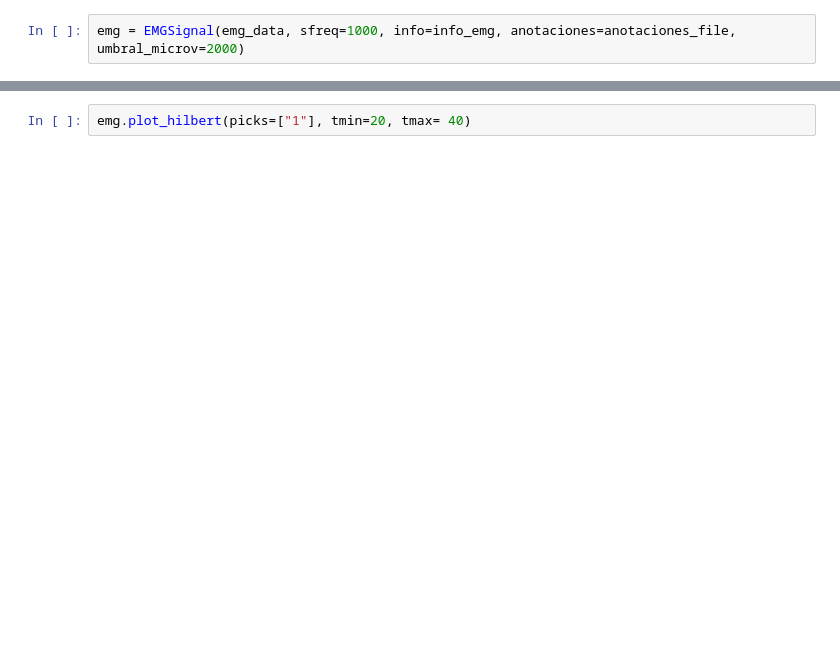
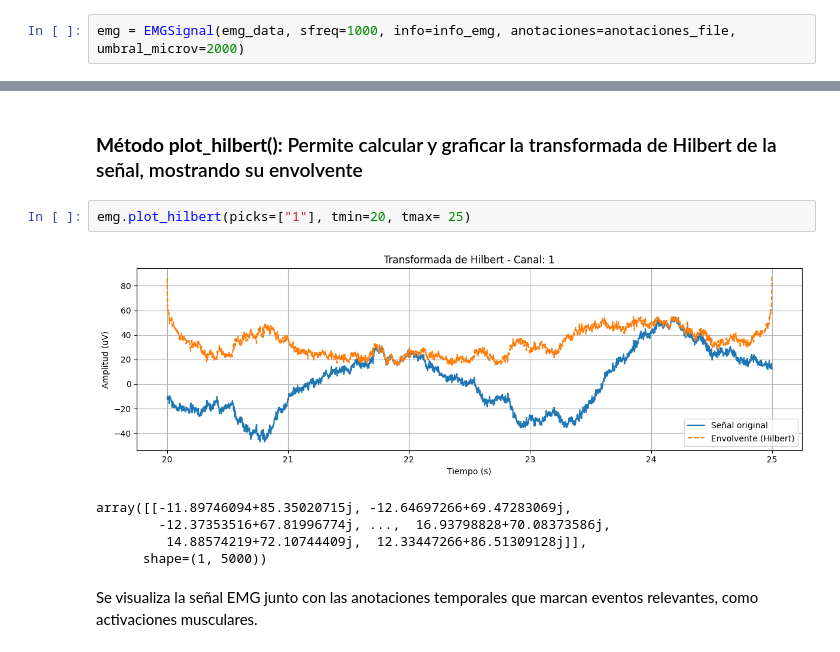
Before and after one commit to SrMichi19/TIF, a Jupyter notebook: 1. TIF/Pruebas Funcionales_TIF.ipynb, the cells around one changed output, grey strips where cells are left out. Drawn from its saved outputs; the diff is of its cells as text; blank space fills up the shorter version.

```diff
--- a/1. TIF/Pruebas Funcionales_TIF.ipynb
+++ b/1. TIF/Pruebas Funcionales_TIF.ipynb
@@ -1019,4 +1118,14 @@ emg.plot_spectrogram(canal="1", start_time=20, end_time=30)
+# %% [markdown]
+### **Método plot_hilbert():** Permite calcular y graficar la transformada de Hilbert de la señal, mostrando su envolvente
 # %%
-emg.plot_hilbert(picks=["1"], tmin=20, tmax= 40)
+emg.plot_hilbert(picks=["1"], tmin=20, tmax= 25)
+# %% [output]
+[figure, added]
+array([[-11.89746094+85.35020715j, -12.64697266+69.47283069j,
+        -12.37353516+67.81996774j, ...,  16.93798828+70.08373586j,
+         14.88574219+72.10744409j,  12.33447266+86.51309128j]],
+      shape=(1, 5000))
+# %% [markdown]
+Se visualiza la señal EMG junto con las anotaciones temporales que marcan eventos relevantes, como activaciones musculares.
 # %%
 emg.plot(show_anotaciones=True)
```
Also changed, not shown: parts of 54 cells of this notebook.
